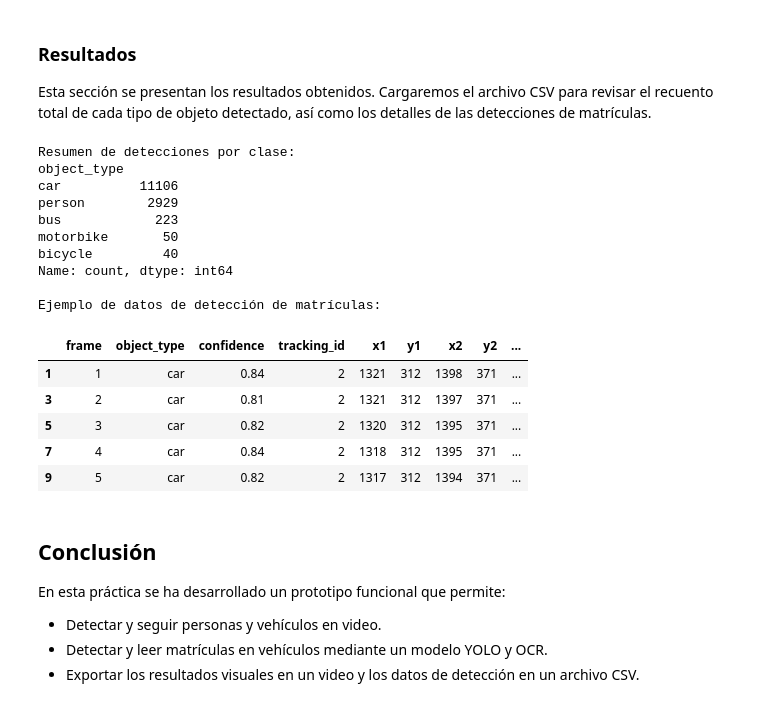
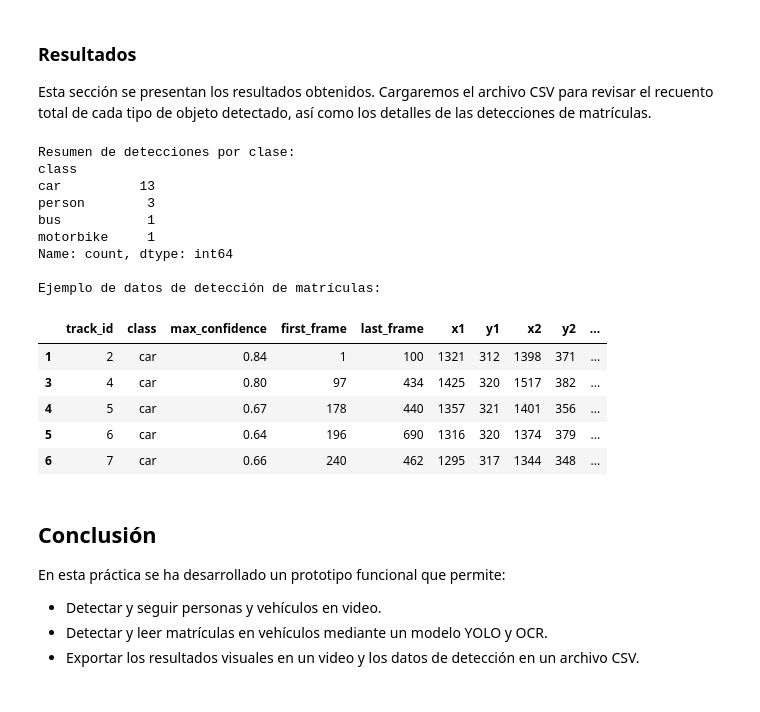
Before and after one commit to gitfrandu4/40982-VC_P4, a Jupyter notebook: Práctica_4_Reconocimiento_Matrículas_Notebook.ipynb, the cells around one changed output. Saved outputs shown, nothing was run; the diff lists cells and outputs as text; code cells hidden in the pictures.

```diff
--- a/Práctica_4_Reconocimiento_Matrículas_Notebook.ipynb
+++ b/Práctica_4_Reconocimiento_Matrículas_Notebook.ipynb
@@ -590,30 +335,29 @@ Esta sección se presentan los resultados obtenidos. Cargaremos el archivo CSV p
 # %%
 # Cargar el archivo CSV de resultados
 import pandas as pd
 
 results_df = pd.read_csv('detection_tracking_log.csv')
 print("Resumen de detecciones por clase:")
-print(results_df['object_type'].value_counts())
+print(results_df['class'].value_counts())
 
 print("\nEjemplo de datos de detección de matrículas:")
-display(results_df[results_df['object_type'] == 'car'].head())
+display(results_df[results_df['class'] == 'car'].head())
 # %% [output]
 Resumen de detecciones por clase:
-object_type
-car          11106
-person        2929
-bus            223
-motorbike       50
-bicycle         40
+class
+car          13
+person        3
+bus           1
+motorbike     1
 Name: count, dtype: int64
 
 Ejemplo de datos de detección de matrículas:
-|  | frame | object_type | confidence | tracking_id | x1 | y1 | x2 | y2 | ... |
-| 1 | 1 | car | 0.84 | 2 | 1321 | 312 | 1398 | 371 | ... |
-| 3 | 2 | car | 0.81 | 2 | 1321 | 312 | 1397 | 371 | ... |
-| 5 | 3 | car | 0.82 | 2 | 1320 | 312 | 1395 | 371 | ... |
-| 7 | 4 | car | 0.84 | 2 | 1318 | 312 | 1395 | 371 | ... |
-| 9 | 5 | car | 0.82 | 2 | 1317 | 312 | 1394 | 371 | ... |
+|  | track_id | class | max_confidence | first_frame | last_frame | x1 | y1 | x2 | y2 | ... |
+| 1 | 2 | car | 0.84 | 1 | 100 | 1321 | 312 | 1398 | 371 | ... |
+| 3 | 4 | car | 0.80 | 97 | 434 | 1425 | 320 | 1517 | 382 | ... |
+| 4 | 5 | car | 0.67 | 178 | 440 | 1357 | 321 | 1401 | 356 | ... |
+| 5 | 6 | car | 0.64 | 196 | 690 | 1316 | 320 | 1374 | 379 | ... |
+| 6 | 7 | car | 0.66 | 240 | 462 | 1295 | 317 | 1344 | 348 | ... |
 # %% [markdown]
 ## Conclusión
 
```
Also changed, not shown: parts of 6 cells of this notebook, 2 other files.
